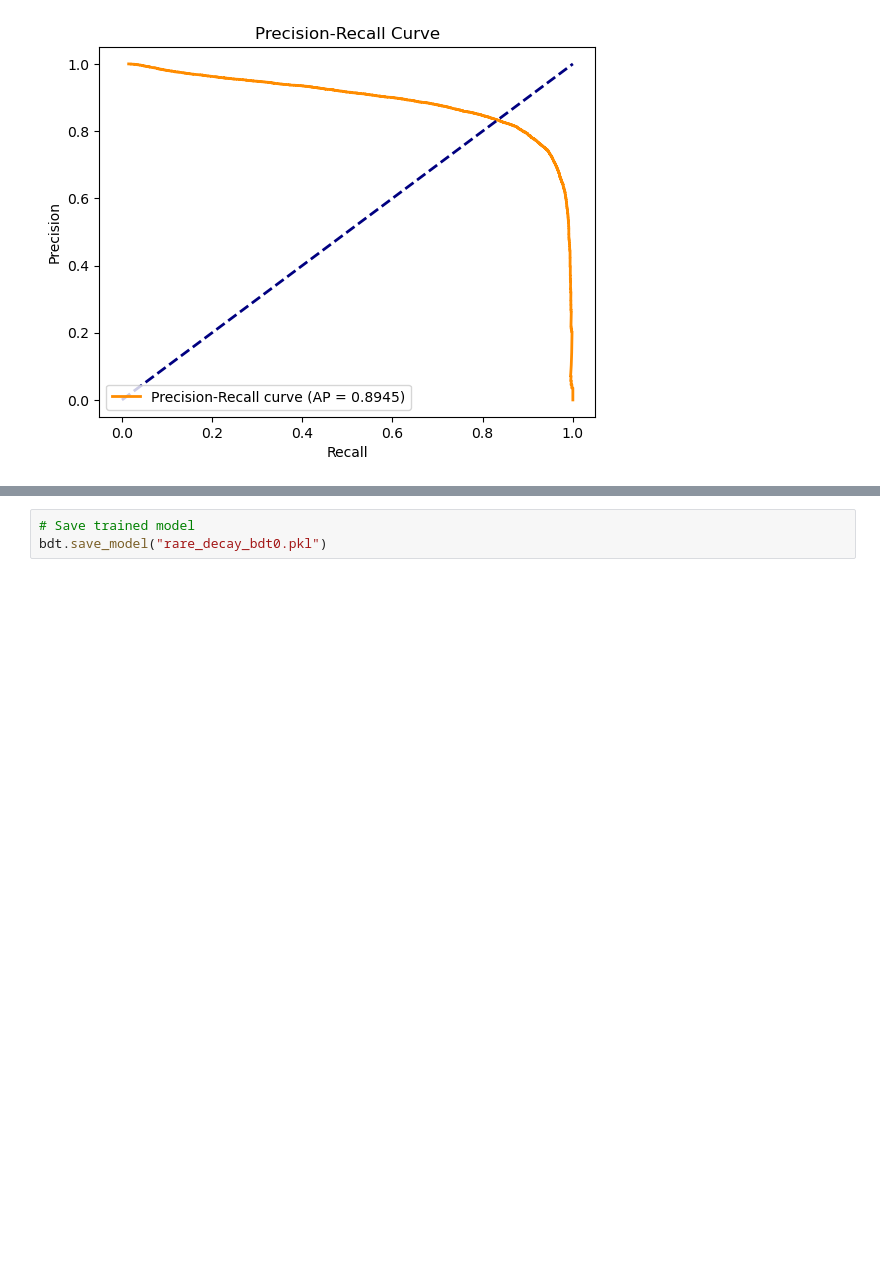
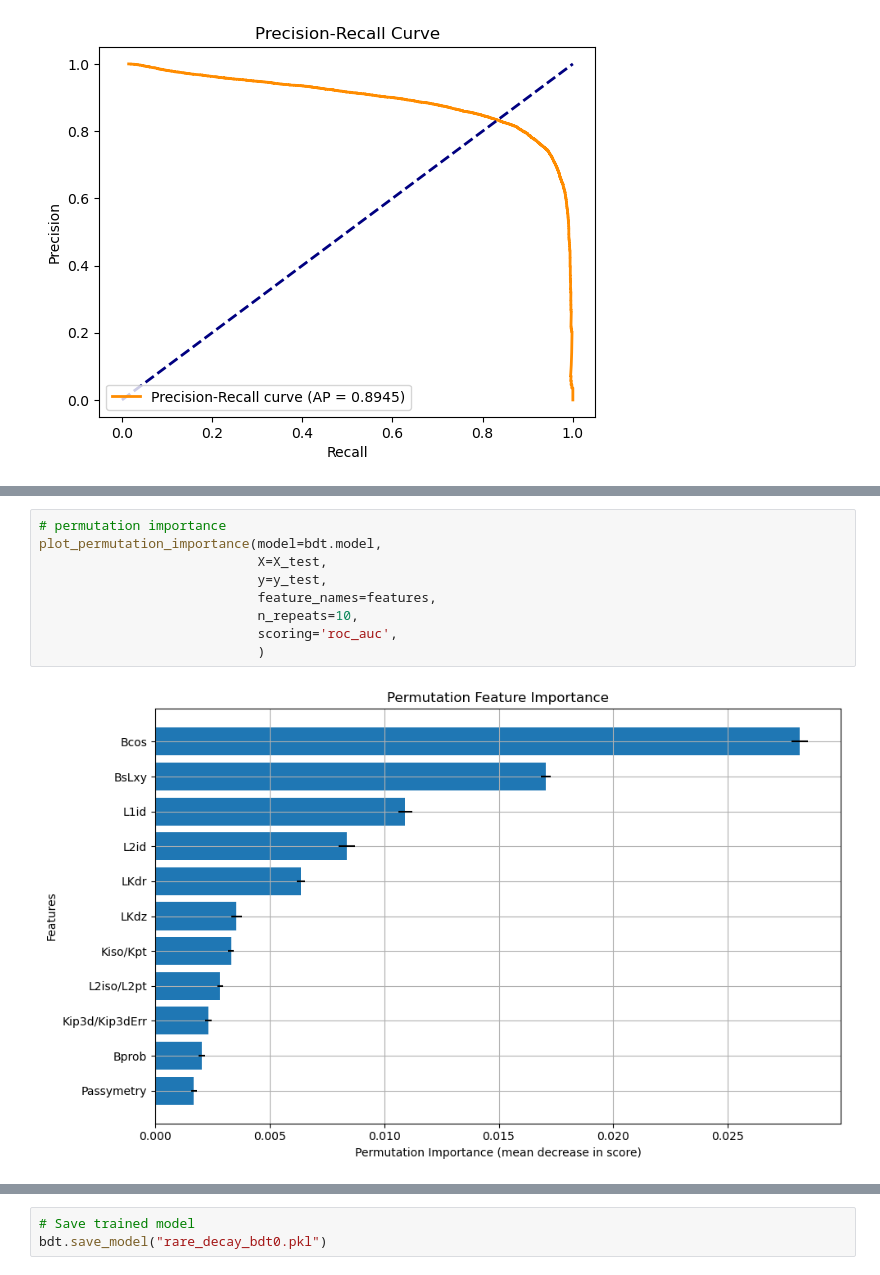
Before and after one commit to pnnoc/ML_FinalProject, a Jupyter notebook: BDT_Project.ipynb, the cells around one changed output, grey strips where cells are left out. Cells and saved outputs as stored; diff of their text form; blank space fills up the shorter version.

```diff
--- a/BDT_Project.ipynb
+++ b/BDT_Project.ipynb
@@ -302,0 +229,11 @@ display_pr_curve(y_test, y_pred)
+# %%
+# permutation importance
+plot_permutation_importance(model=bdt.model,
+                            X=X_test,
+                            y=y_test,
+                            feature_names=features,
+                            n_repeats=10,
+                            scoring='roc_auc',
+                            )
+# %% [output]
+[figure, added]
```
Also changed, not shown: parts of 16 cells of this notebook, 1 other file.
